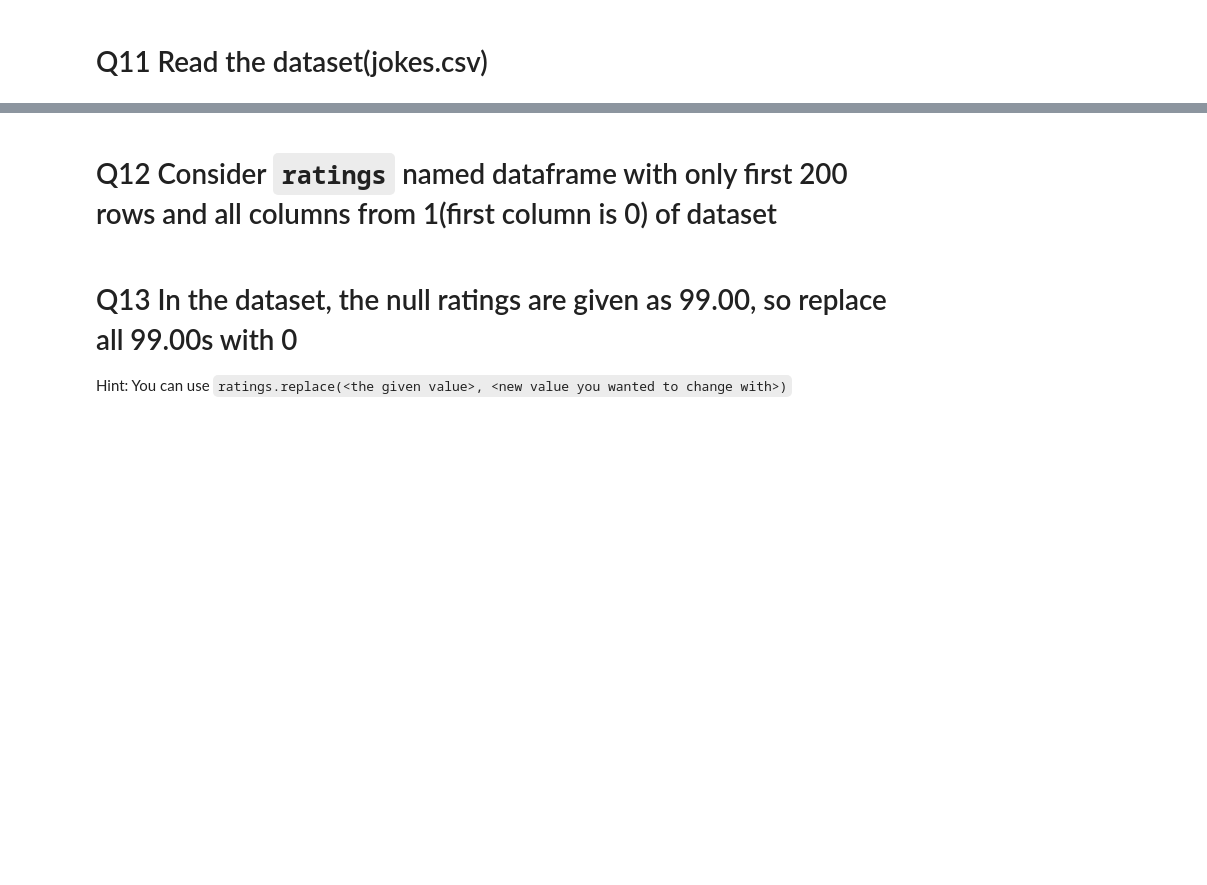
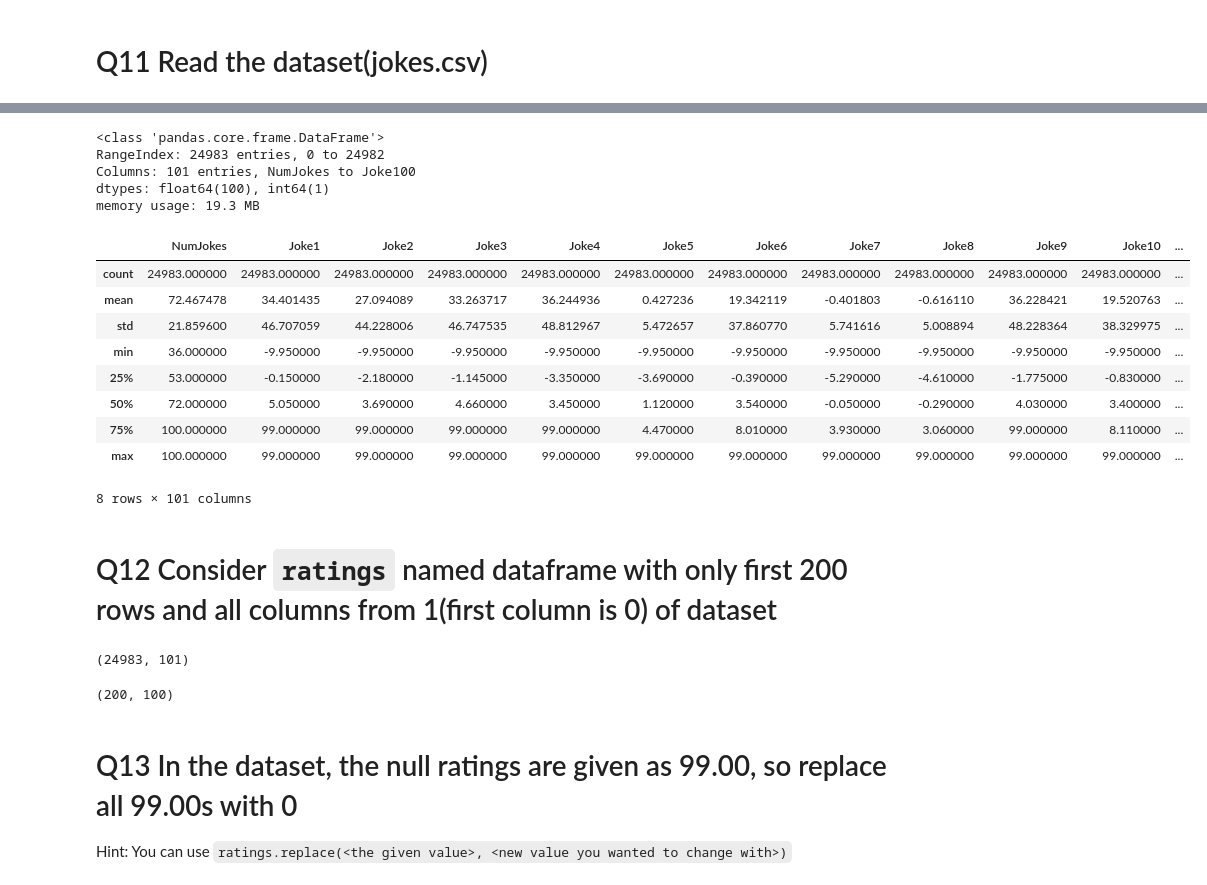
Before and after one commit to GreatLearningAIML1/bangalore-aug19-batch-knightriderX, a Jupyter notebook: Residency5/R5_Internal_Lab_PCA_PBRS_KG_Solutions.ipynb, the cells around one changed output, grey strips where cells are left out. Drawn from its saved outputs; the diff is of its cells as text; code cells hidden in the pictures; blank space fills up the shorter version.

```diff
--- a/Residency5/R5_Internal_Lab_PCA_PBRS_KG_Solutions.ipynb
+++ b/Residency5/R5_Internal_Lab_PCA_PBRS_KG_Solutions.ipynb
@@ -505,3 +511,5 @@ Anonymous Ratings on jokes.
 3. The first column gives the number of jokes rated by that user. The next 100 columns give the ratings for jokes 01 - 100.
 # %% [markdown]
 # Q11 Read the dataset(jokes.csv)
+# %%
+jokes_temp = pd.read_csv('https://raw.githubusercontent.com/GreatLearningAIML1/bangalore-aug19-batch-knightriderX/master/Residency5/Jokes.csv?token=ABRYHI4AUYYXPWVY36XXQ2S575FHK')
@@ -508,5 +526,35 @@ Anonymous Ratings on jokes.
+# %%
+jokes_temp.info()
+# %% [output]
+<class 'pandas.core.frame.DataFrame'>
+RangeIndex: 24983 entries, 0 to 24982
+Columns: 101 entries, NumJokes to Joke100
+dtypes: float64(100), int64(1)
+memory usage: 19.3 MB
+# %%
+jokes_temp.describe()
+# %% [output]
+|  | NumJokes | Joke1 | Joke2 | Joke3 | Joke4 | Joke5 | Joke6 | Joke7 | Joke8 | Joke9 | Joke10 | ... |
+| count | 24983.000000 | 24983.000000 | 24983.000000 | 24983.000000 | 24983.000000 | 24983.000000 | 24983.000000 | 24983.000000 | 24983.000000 | 24983.000000 | 24983.000000 | ... |
+| mean | 72.467478 | 34.401435 | 27.094089 | 33.263717 | 36.244936 | 0.427236 | 19.342119 | -0.401803 | -0.616110 | 36.228421 | 19.520763 | ... |
+| std | 21.859600 | 46.707059 | 44.228006 | 46.747535 | 48.812967 | 5.472657 | 37.860770 | 5.741616 | 5.008894 | 48.228364 | 38.329975 | ... |
+| min | 36.000000 | -9.950000 | -9.950000 | -9.950000 | -9.950000 | -9.950000 | -9.950000 | -9.950000 | -9.950000 | -9.950000 | -9.950000 | ... |
+| 25% | 53.000000 | -0.150000 | -2.180000 | -1.145000 | -3.350000 | -3.690000 | -0.390000 | -5.290000 | -4.610000 | -1.775000 | -0.830000 | ... |
+| 50% | 72.000000 | 5.050000 | 3.690000 | 4.660000 | 3.450000 | 1.120000 | 3.540000 | -0.050000 | -0.290000 | 4.030000 | 3.400000 | ... |
+| 75% | 100.000000 | 99.000000 | 99.000000 | 99.000000 | 99.000000 | 4.470000 | 8.010000 | 3.930000 | 3.060000 | 99.000000 | 8.110000 | ... |
+| max | 100.000000 | 99.000000 | 99.000000 | 99.000000 | 99.000000 | 99.000000 | 99.000000 | 99.000000 | 99.000000 | 99.000000 | 99.000000 | ... |
+8 rows × 101 columns
 # %% [markdown]
 # Q12 Consider `ratings` named dataframe with only first 200 rows and all columns from 1(first column is 0) of dataset
+# %%
+jokes_temp.shape
+# %% [output]
+(24983, 101)
+# %%
+ratings = jokes_temp.iloc[0:200,1:]
+ratings.shape
+# %% [output]
+(200, 100)
 # %% [markdown]
 # Q13 In the dataset, the null ratings are given as 99.00, so replace all 99.00s with 0
 Hint: You can use `ratings.replace(<the given value>, <new value you wanted to change with>)`
```
Also changed, not shown: parts of 10 cells of this notebook.
